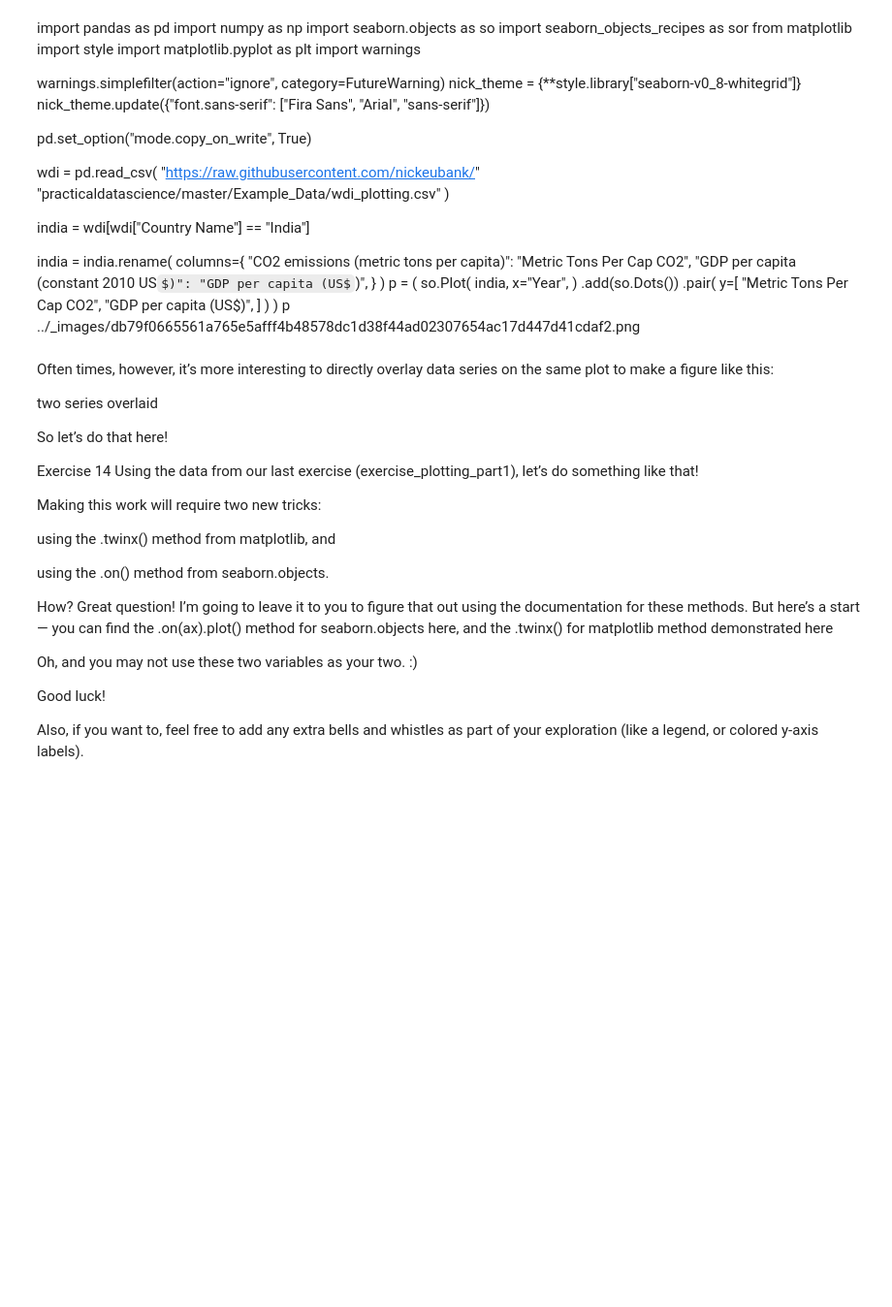
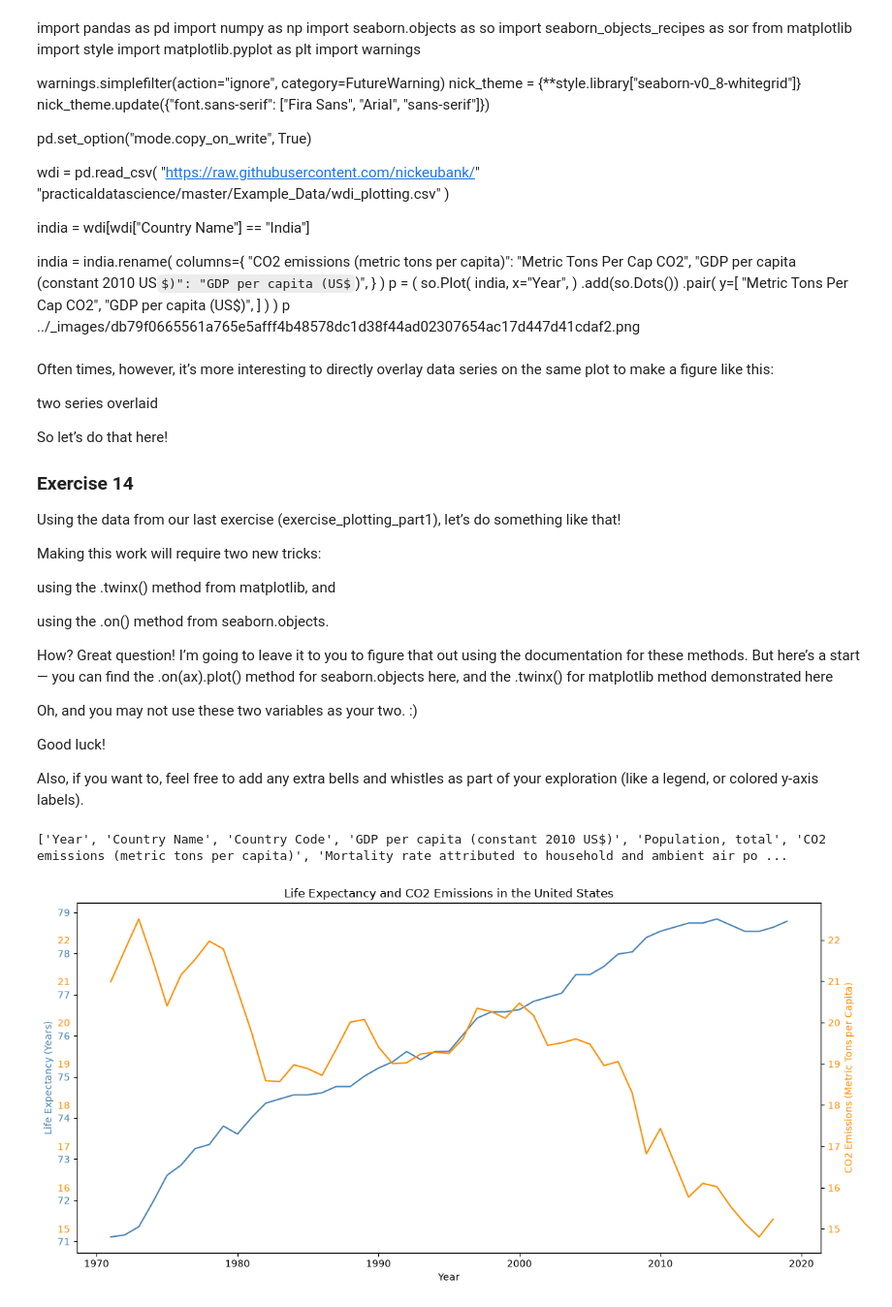
Before and after one commit to BlueWolfpack/PDS, a Jupyter notebook: plotting2_exercise.ipynb, the cells around one changed output. Shown at 97% size. Cells and saved outputs as stored; diff of their text form; code cells hidden in the pictures; some formulas as TeX source; blank space fills up the shorter version.

Commit message:
adding Yihan's changes to plotting2_exercise

```diff
--- a/plotting2_exercise.ipynb
+++ b/plotting2_exercise.ipynb
@@ -409,7 +393,8 @@ two series overlaid
 
 So let’s do that here!
 
-Exercise 14
+### Exercise 14
+
 Using the data from our last exercise (exercise_plotting_part1), let’s do something like that!
 
 Making this work will require two new tricks:
@@ -425,3 +410,55 @@ Oh, and you may not use these two variables as your two. :)
 Good luck!
 
 Also, if you want to, feel free to add any extra bells and whistles as part of your exploration (like a legend, or colored y-axis labels).
+# %%
+import matplotlib.pyplot as plt
+
+url = (
+    "https://raw.githubusercontent.com/nickeubank/"
+    "practicaldatascience/master/Example_Data/wdi_plotting.csv"
+)
+
+wdi_plot = pd.read_csv(url)
+
+print(wdi_plot.columns.tolist())
+
+usa = wdi_plot[wdi_plot["Country Name"] == "United States"].copy()
+
+usa = usa.rename(
+    columns={
+        "Life expectancy at birth, total (years)": "Life Expectancy",
+        "CO2 emissions (metric tons per capita)": "CO2 Emissions",
+    }
+)
+
+fig, ax1 = plt.subplots(figsize=(12, 6))
+ax2 = ax1.twinx()
+
+(
+    so.Plot(usa, x="Year", y="Life Expectancy")
+    .add(so.Line(color="steelblue"))
+    .on(ax1)
+    .plot()
+)
+
+(
+    so.Plot(usa, x="Year", y="CO2 Emissions")
+    .add(so.Line(color="darkorange"))
+    .on(ax2)
+    .plot()
+)
+
+ax1.set_xlabel("Year")
+ax1.set_ylabel("Life Expectancy (Years)", color="steelblue")
+ax2.set_ylabel("CO2 Emissions (Metric Tons per Capita)", color="darkorange")
+
+ax1.tick_params(axis="y", labelcolor="steelblue")
+ax2.tick_params(axis="y", labelcolor="darkorange")
+
+ax1.set_title("Life Expectancy and CO2 Emissions in the United States")
+
+plt.tight_layout()
+plt.show()
+# %% [output]
+['Year', 'Country Name', 'Country Code', 'GDP per capita (constant 2010 US$)', 'Population, total', 'CO2 emissions (metric tons per capita)', 'Mortality rate attributed to household and ambient air po ...
+[figure, added]
```
Also changed, not shown: parts of 1 cell of this notebook.
